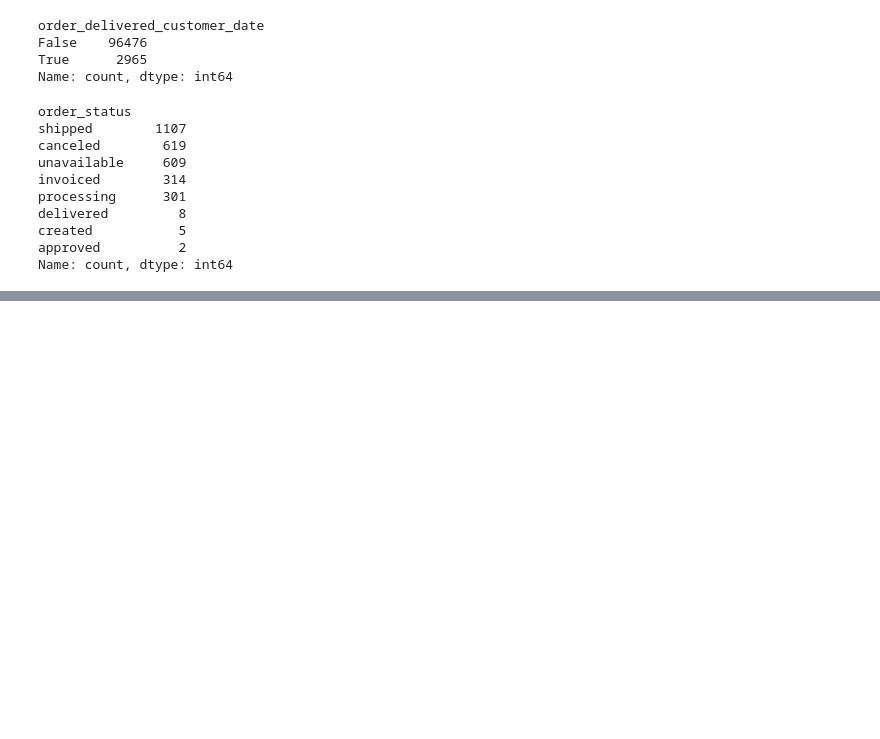
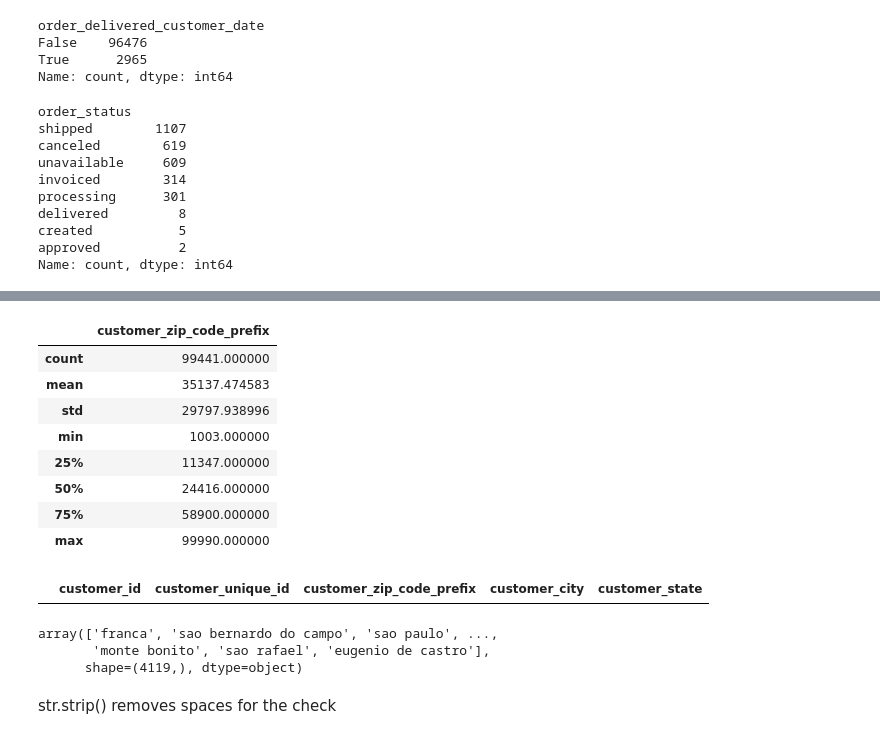
Before and after one commit to arsalanwani/Olist-python-data-analytics, a Jupyter notebook: notebooks/Data_understanding.ipynb, the cells around one changed output, grey strips where cells are left out. Cells and saved outputs as stored; diff of their text form; code cells hidden in the pictures; blank space fills up the shorter version.

```diff
--- a/notebooks/Data_understanding.ipynb
+++ b/notebooks/Data_understanding.ipynb
@@ -425,0 +513,24 @@ HELLO
+# %%
+customers.describe()
+# %% [output]
+|  | customer_zip_code_prefix |
+| count | 99441.000000 |
+| mean | 35137.474583 |
+| std | 29797.938996 |
+| min | 1003.000000 |
+| 25% | 11347.000000 |
+| 50% | 24416.000000 |
+| 75% | 58900.000000 |
+| max | 99990.000000 |
+# %%
+customers[(customers["customer_zip_code_prefix"]<1000)| (customers["customer_zip_code_prefix"]>99999)]
+# %% [output]
+|  | customer_id | customer_unique_id | customer_zip_code_prefix | customer_city | customer_state |
+# %%
+customers["customer_city"].unique()
+# %% [output]
+array(['franca', 'sao bernardo do campo', 'sao paulo', ...,
+       'monte bonito', 'sao rafael', 'eugenio de castro'],
+      shape=(4119,), dtype=object)
+# %% [markdown]
+str.strip() removes spaces for the check
```
Also changed, not shown: parts of 24 cells of this notebook.
